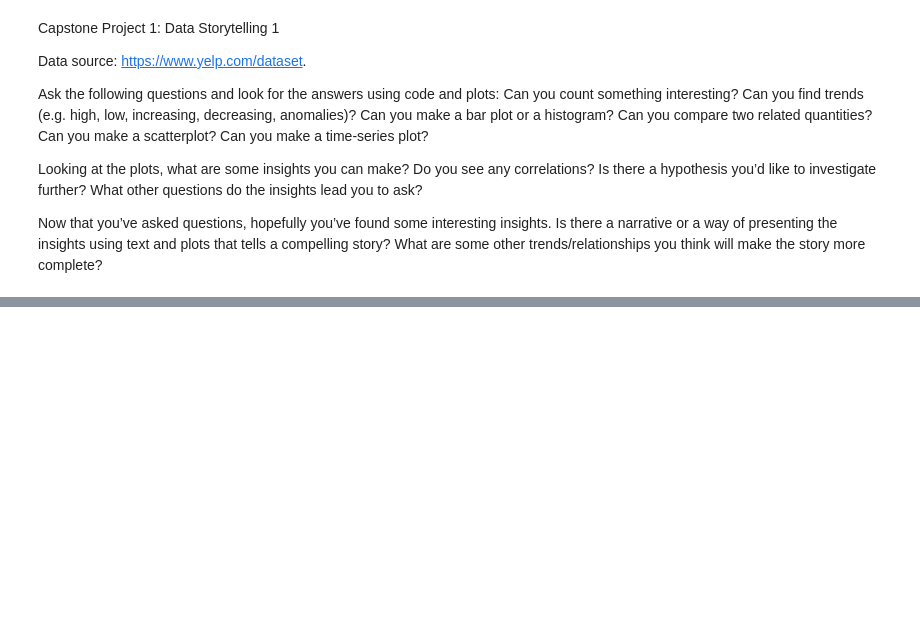
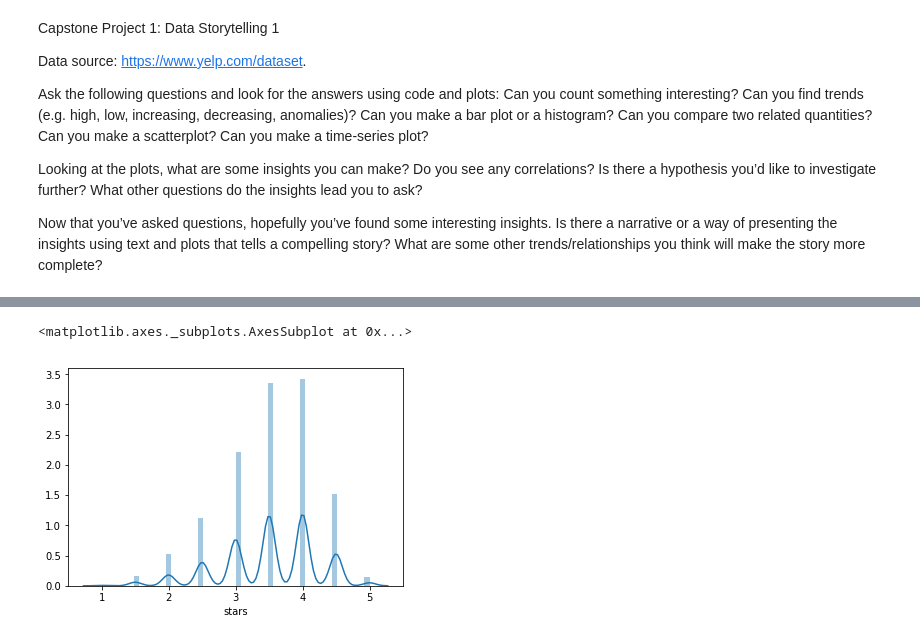
Before and after one commit to chejuichia/DataScienceStudy, a Jupyter notebook: Capstone Project 1/data_storytelling_1.ipynb, the cells around one changed output, grey strips where cells are left out. Drawn from its saved outputs; the diff is of its cells as text; code cells hidden in the pictures; blank space fills up the shorter version.

```diff
--- a/Capstone Project 1/data_storytelling_1.ipynb
+++ b/Capstone Project 1/data_storytelling_1.ipynb
@@ -122,0 +57,5 @@ The 2241 restaurants in poor standing have 168545 checkins.
+# %%
+sns.distplot(restaurants['stars'].dropna())
+# %% [output]
+<matplotlib.axes._subplots.AxesSubplot at 0x...>
+[figure, added]
```
Also changed, not shown: parts of 59 cells of this notebook, 3 other files.
